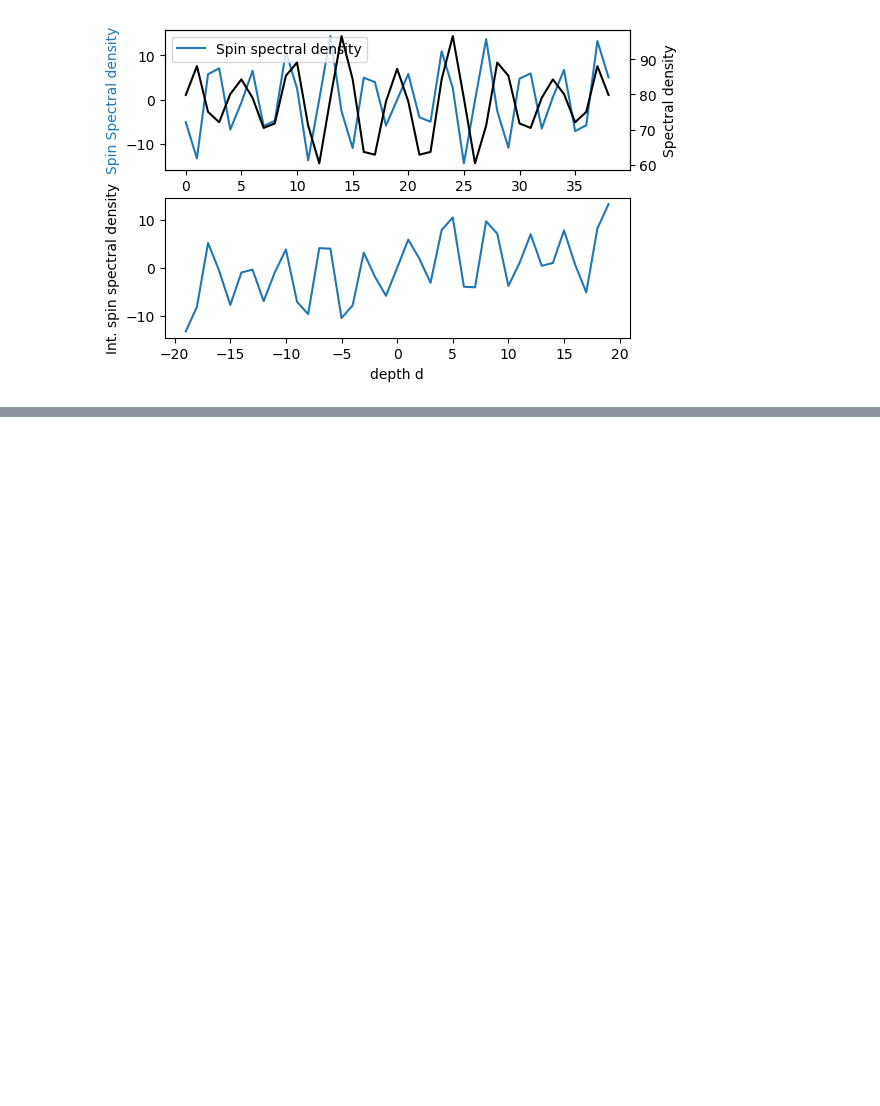
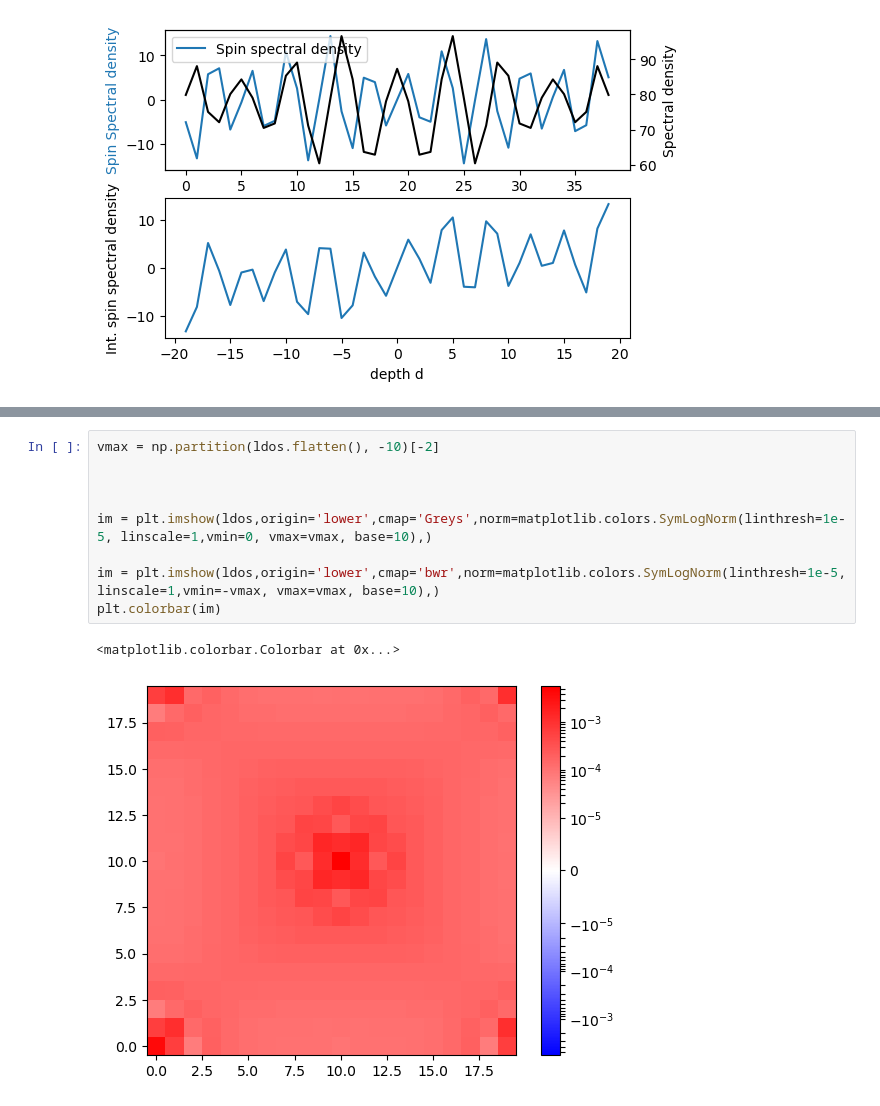
Before and after one commit to dpreuo/alter_surf, a Jupyter notebook: MF_surface_DLKK.ipynb, the cells around one changed output, grey strips where cells are left out. Cells and saved outputs as stored; diff of their text form; blank space fills up the shorter version.

```diff
--- a/MF_surface_DLKK.ipynb
+++ b/MF_surface_DLKK.ipynb
@@ -484,0 +461,12 @@ ys.shape
+# %%
+vmax = np.partition(ldos.flatten(), -10)[-2]
+
+
+
+im = plt.imshow(ldos,origin='lower',cmap='Greys',norm=matplotlib.colors.SymLogNorm(linthresh=1e-5, linscale=1,vmin=0, vmax=vmax, base=10),)
+
+im = plt.imshow(ldos,origin='lower',cmap='bwr',norm=matplotlib.colors.SymLogNorm(linthresh=1e-5, linscale=1,vmin=-vmax, vmax=vmax, base=10),)
+plt.colorbar(im)
+# %% [output]
+<matplotlib.colorbar.Colorbar at 0x...>
+[figure, added]
```
Also changed, not shown: parts of 26 cells of this notebook, 2 other files.
